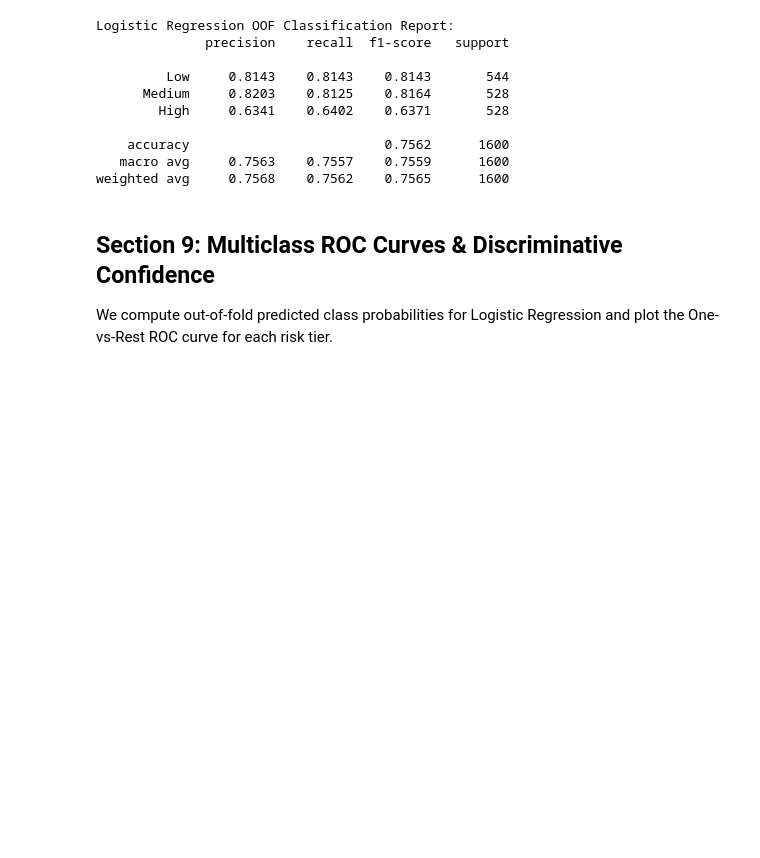
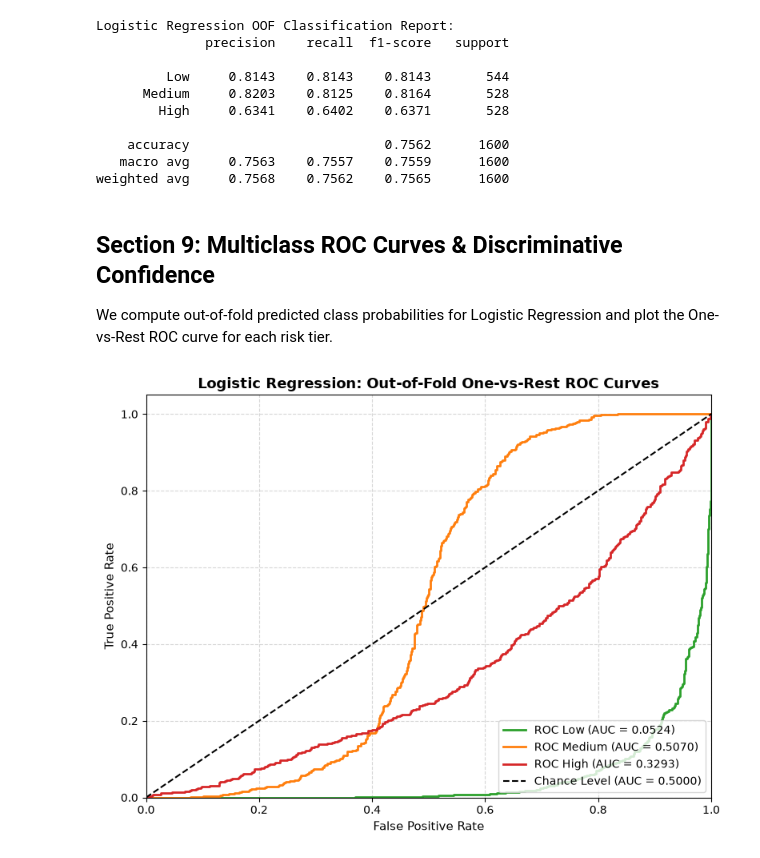
Before and after one commit to Badr-Eddine-Slaoui/CAMPUSWELL-RIS-LAB, a Jupyter notebook: notebooks/03_modeling_and_evaluation.ipynb, the cells around one changed output. Saved outputs shown, nothing was run; the diff lists cells and outputs as text; code cells hidden in the pictures; blank space fills up the shorter version.

```diff
--- a/notebooks/03_modeling_and_evaluation.ipynb
+++ b/notebooks/03_modeling_and_evaluation.ipynb
@@ -297,3 +297,28 @@ weighted avg     0.7568    0.7562    0.7565      1600
 ## Section 9: Multiclass ROC Curves & Discriminative Confidence
 
 We compute out-of-fold predicted class probabilities for Logistic Regression and plot the One-vs-Rest ROC curve for each risk tier.
+# %%
+lr_oof_proba = cross_val_predict(pipelines["Logistic Regression"], X_train, y_train, cv=cv, method="predict_proba", n_jobs=-1)
+
+y_train_bin = pd.get_dummies(y_train)[TARGET_CLASSES].values
+
+plt.figure(figsize=(8, 6))
+colors = ["#2ca02c", "#ff7f0e", "#d62728"]
+
+for i, class_name in enumerate(TARGET_CLASSES):
+    fpr, tpr, _ = roc_curve(y_train_bin[:, i], lr_oof_proba[:, i])
+    roc_score = auc(fpr, tpr)
+    plt.plot(fpr, tpr, color=colors[i], lw=2, label=f"ROC {class_name} (AUC = {roc_score:.4f})")
+
+plt.plot([0, 1], [0, 1], "k--", lw=1.5, label="Chance Level (AUC = 0.5000)")
+plt.xlim([0.0, 1.0])
+plt.ylim([0.0, 1.05])
+plt.xlabel("False Positive Rate", fontsize=11)
+plt.ylabel("True Positive Rate", fontsize=11)
+plt.title("Logistic Regression: Out-of-Fold One-vs-Rest ROC Curves", fontsize=13, fontweight="bold")
+plt.legend(loc="lower right", fontsize=10)
+plt.grid(True, linestyle="--", alpha=0.5)
+plt.tight_layout()
+plt.show()
+# %% [output]
+[figure, added]
```
Also changed, not shown: parts of 4 cells of this notebook.
